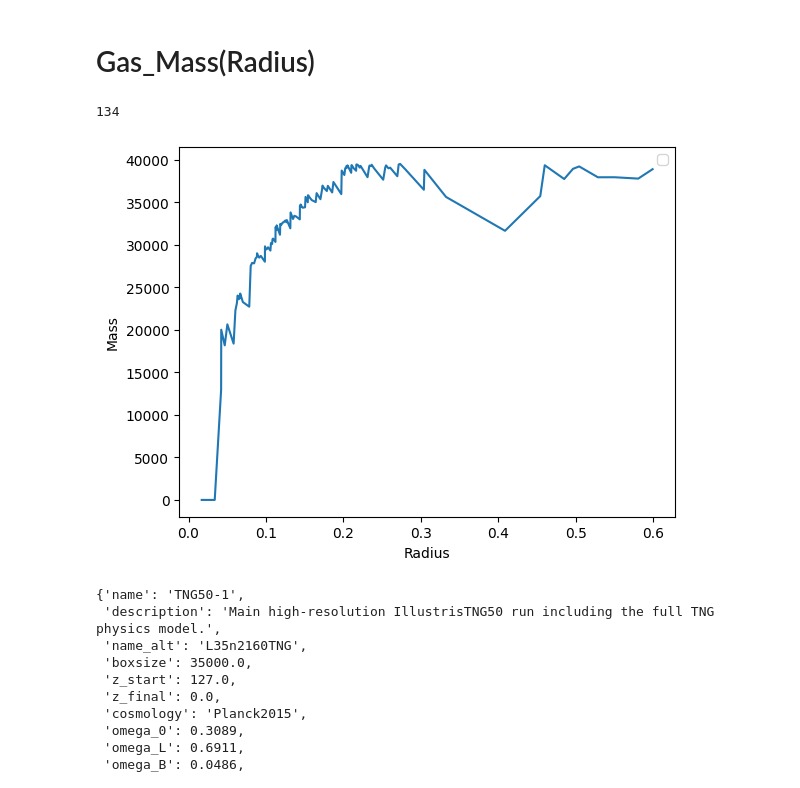
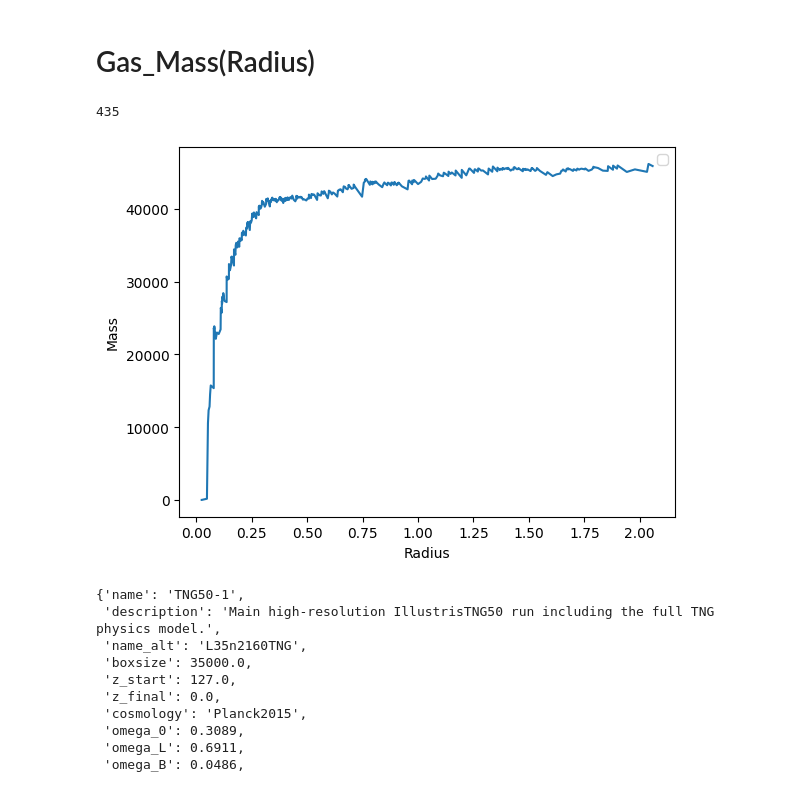
Before and after one commit to merkulovaveraastro9-source/AstronomyProject, a Jupyter notebook: Untitled3.ipynb, the cells around one changed output. Saved outputs shown, nothing was run; the diff lists cells and outputs as text; code cells hidden in the pictures.

```diff
--- a/Untitled3.ipynb
+++ b/Untitled3.ipynb
@@ -224,7 +224,7 @@ def Function_Mass_Radius(baseUrl,number_snap,ID):
         for i  in range(len(x)):
             Integ_Mass[i] =  np.trapezoid(Mass_1[:i],x = radius_2[:i])/radius_2[i]
 
-
+    return Integ_Mass, radius_2
         print(len(Integ_Mass))
         mpl.plot(radius_2,Integ_Mass)
         mpl.legend()
@@ -233,25 +233,25 @@ def Function_Mass_Radius(baseUrl,number_snap,ID):
 # %%
 def get(path, params=None):
     # make HTTP GET request to path
     r = requests.get(path, params=params, headers=headers)
 
     # raise exception if response code is not HTTP SUCCESS (200)
     r.raise_for_status()
 
     if r.headers['content-type'] == 'application/json':
         return r.json() # parse json responses automatically
 
     if 'content-disposition' in r.headers:
         filename = r.headers['content-disposition'].split("filename=")[1]
         with open(filename, 'wb') as f:
             f.write(r.content)
         return filename # return the filename string
 
     return r
-Function_Mass_Radius(baseUrl,0,1)
+Function_Mass_Radius(baseUrl,0,0)
 # %% [output]
-134
+435
-[figure, old version]
+[figure, new version]
 # %%
 simulation=baseUrl + "TNG50-1/"
 get(simulation)
```
Also changed, not shown: parts of 7 cells of this notebook, 4 other files.
